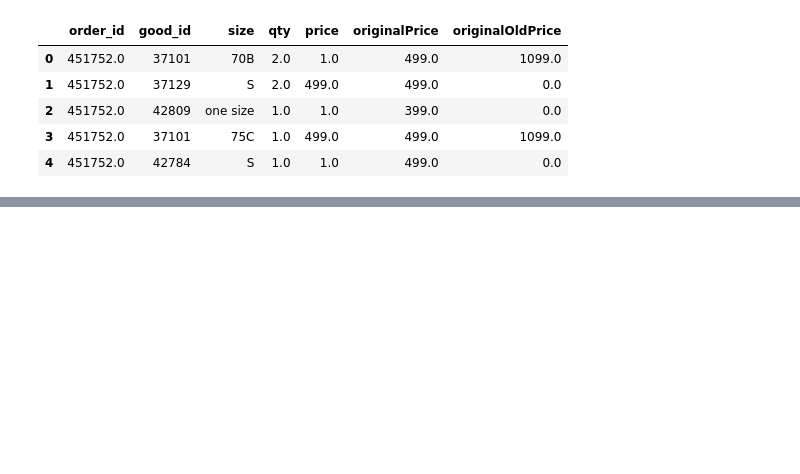
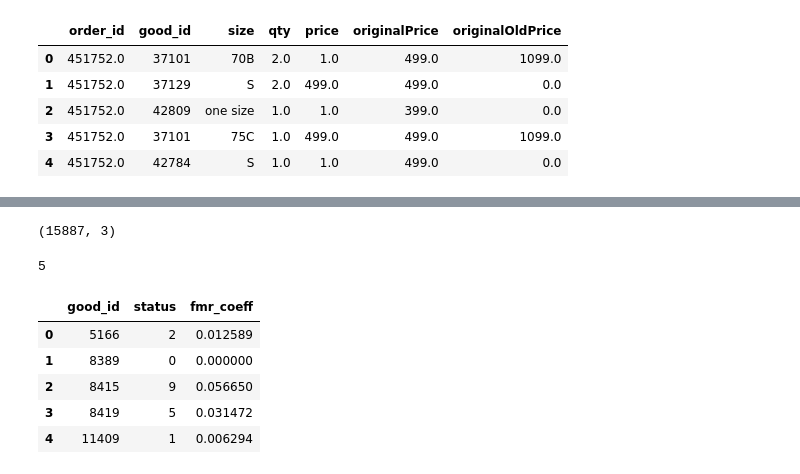
Before and after one commit to alekseisolovev/statistics, a Jupyter notebook: 2nova_eda_rfm_fmr_analysis.ipynb, the cells around one changed output, grey strips where cells are left out. Saved outputs shown, nothing was run; the diff lists cells and outputs as text; code cells hidden in the pictures; blank space fills up the shorter version.

```diff
--- a/2nova_eda_rfm_fmr_analysis.ipynb
+++ b/2nova_eda_rfm_fmr_analysis.ipynb
@@ -408,0 +414,6 @@ set()
+# %%
+fmr_data = pd.merge(orders[(orders.status == 5) | (orders.status == 6)], data,
+                how='inner', on='order_id')
+
+print('Size of the data set: {} rows and {} columns'.format(*fmr_data.shape))
+fmr_data.head()
@@ -408,0 +428,5 @@ set()
+# %%
+fmr_data.status = fmr_data.status.apply(lambda x: 0 if x == 5 else 1)
+# %%
+fmr_table = fmr_data.groupby('good_id').agg({'status': lambda x: x.sum()}).reset_index()
+fmr_table.head()
@@ -408,0 +440,4 @@ set()
+# %%
+fmr_table.shape
+# %% [output]
+(15887, 3)
@@ -408,0 +446,14 @@ set()
+# %%
+fmr_data.status[fmr_data.good_id == 8419].sum()
+# %% [output]
+5
+# %%
+fmr_table['fmr_coeff'] = (fmr_table.status / fmr_table.shape[0])*100
+fmr_table.head()
+# %% [output]
+|  | good_id | status | fmr_coeff |
+| 0 | 5166 | 2 | 0.012589 |
+| 1 | 8389 | 0 | 0.000000 |
+| 2 | 8415 | 9 | 0.056650 |
+| 3 | 8419 | 5 | 0.031472 |
+| 4 | 11409 | 1 | 0.006294 |
```
Also changed, not shown: parts of 20 cells of this notebook.
